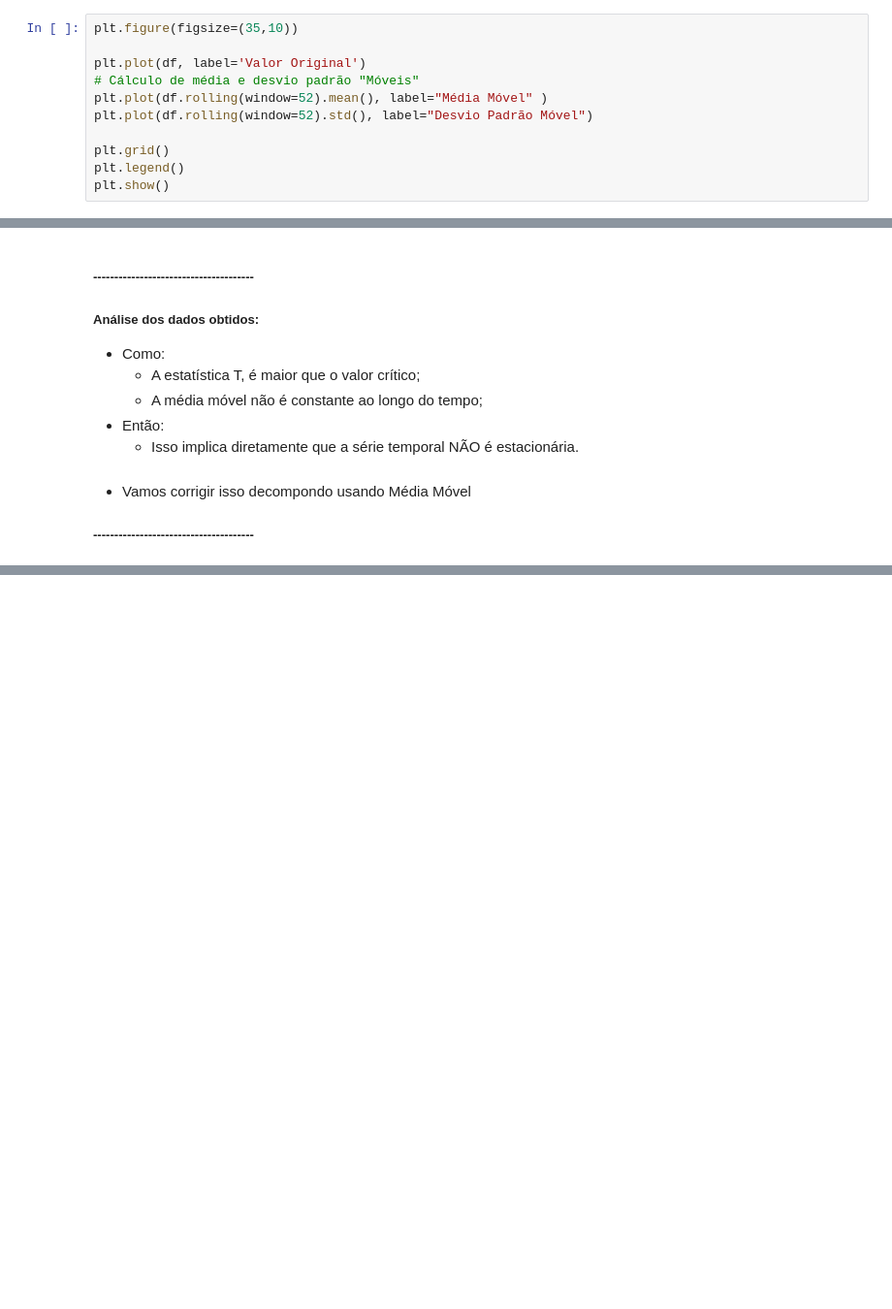
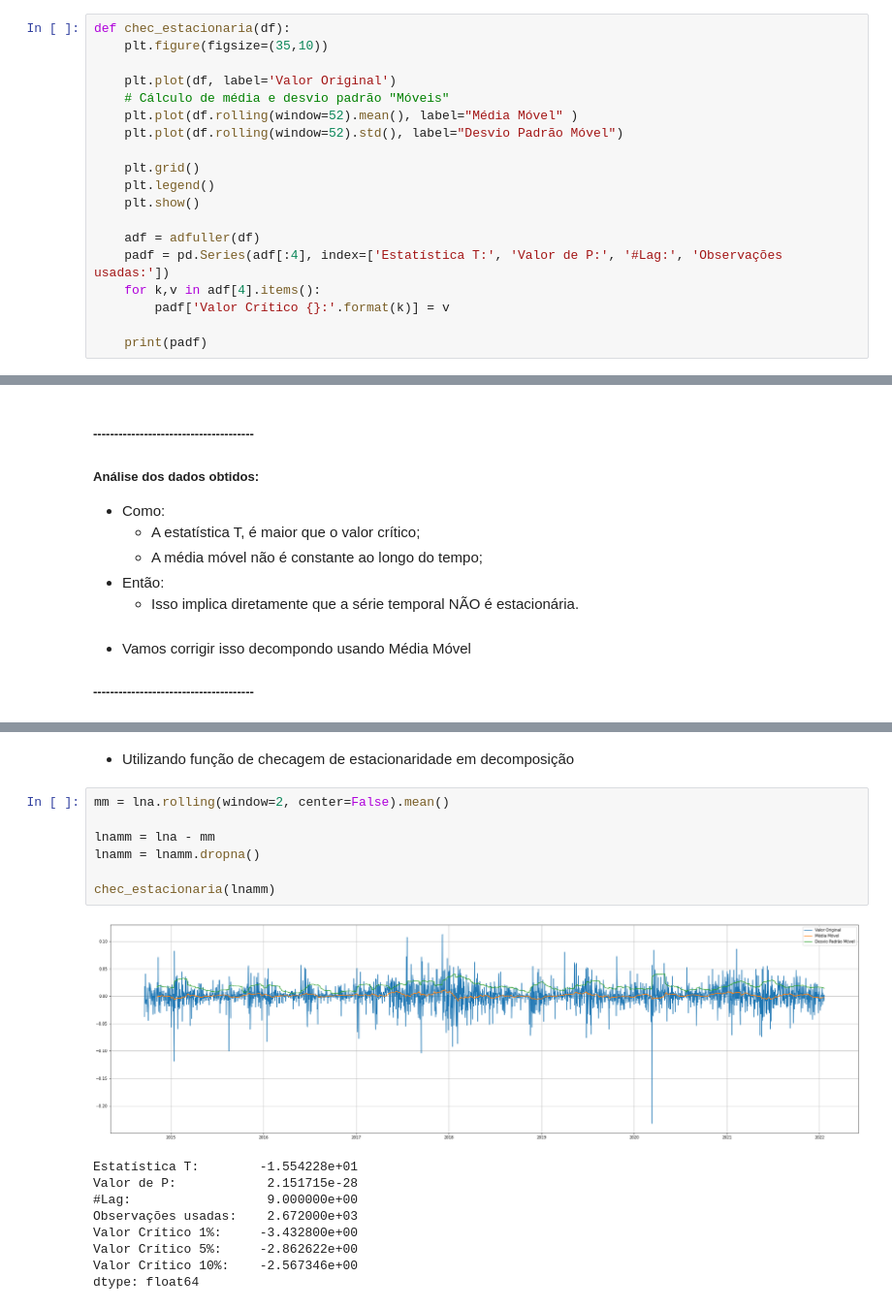
Before and after one commit to luanzitto/BitCoin_forecast, a Jupyter notebook: InitialExploration.ipynb, the cells around one changed output, grey strips where cells are left out. Shown at 97% size. Saved outputs shown, nothing was run; the diff lists cells and outputs as text; blank space fills up the shorter version.

Commit message:
Atualização de função ceck_estacionaria

```diff
--- a/InitialExploration.ipynb
+++ b/InitialExploration.ipynb
@@ -101,11 +111,19 @@ Análise:  Nota-se uma clara tendência de alta no preço da criptomoeda com alg
 # %%
-plt.figure(figsize=(35,10))
+def chec_estacionaria(df):
+    plt.figure(figsize=(35,10))
 
-plt.plot(df, label='Valor Original')
-# Cálculo de média e desvio padrão "Móveis"
-plt.plot(df.rolling(window=52).mean(), label="Média Móvel" )
-plt.plot(df.rolling(window=52).std(), label="Desvio Padrão Móvel")
+    plt.plot(df, label='Valor Original')
+    # Cálculo de média e desvio padrão "Móveis"
+    plt.plot(df.rolling(window=52).mean(), label="Média Móvel" )
+    plt.plot(df.rolling(window=52).std(), label="Desvio Padrão Móvel")
 
-plt.grid()
-plt.legend()
-plt.show()
+    plt.grid()
+    plt.legend()
+    plt.show()
+
+    adf = adfuller(df)
+    padf = pd.Series(adf[:4], index=['Estatística T:', 'Valor de P:', '#Lag:', 'Observações usadas:'])
+    for k,v in adf[4].items():
+        padf['Valor Crítico {}:'.format(k)] = v
+
+    print(padf)
@@ -150,0 +182,19 @@ dtype: float64
+# %% [markdown]
+- Utilizando função de checagem de estacionaridade em decomposição
+# %%
+mm = lna.rolling(window=2, center=False).mean()
+
+lnamm = lna - mm
+lnamm = lnamm.dropna()
+
+chec_estacionaria(lnamm)
+# %% [output]
+[figure, added]
+Estatística T:        -1.554228e+01
+Valor de P:            2.151715e-28
+#Lag:                  9.000000e+00
+Observações usadas:    2.672000e+03
+Valor Crítico 1%:     -3.432800e+00
+Valor Crítico 5%:     -2.862622e+00
+Valor Crítico 10%:    -2.567346e+00
+dtype: float64
```
Also changed, not shown: parts of 9 cells of this notebook.
